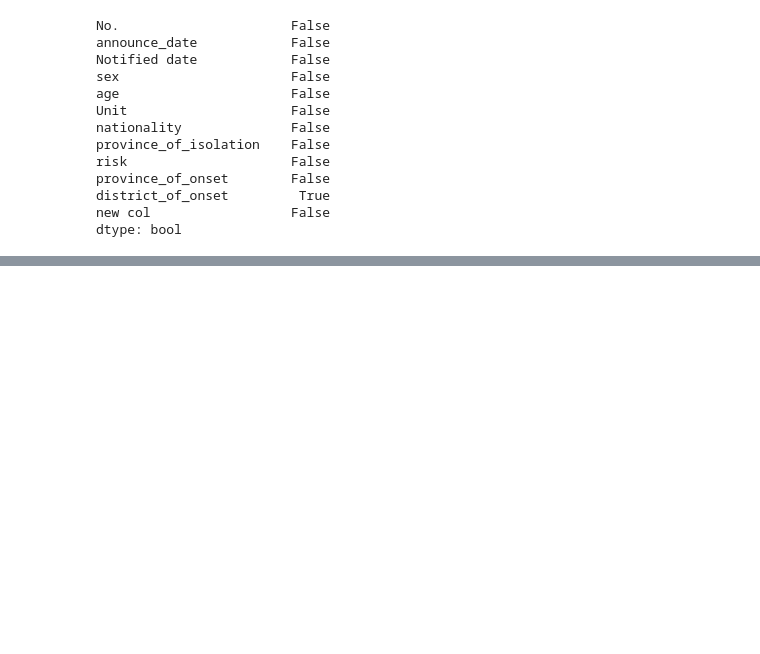
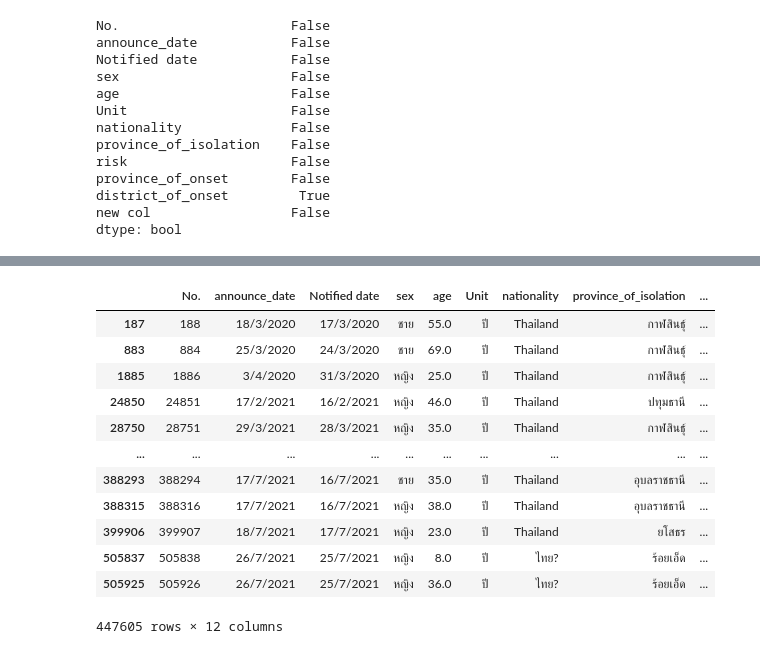
Before and after one commit to tohnperfect/DPDM2021, a Jupyter notebook: Data_Preprocessing_(Chapter_3).ipynb, the cells around one changed output, grey strips where cells are left out. Drawn from its saved outputs; the diff is of its cells as text; code cells hidden in the pictures; blank space fills up the shorter version.

```diff
--- a/Data_Preprocessing_(Chapter_3).ipynb
+++ b/Data_Preprocessing_(Chapter_3).ipynb
@@ -802,0 +852,3 @@ dtype: bool
+# %%
+X = list(set(data_cases['province_of_onset']))
+X
@@ -802,0 +873,2 @@ dtype: bool
+# %%
+dataCN = data_cases[data_cases['province_of_onset']==X[0]]
@@ -802,0 +879,8 @@ dtype: bool
+# %%
+prov_list = list()
+for e_province in list(set(data_cases['province_of_onset']))[1:]:
+    print(e_province)
+    dataCN = data_cases[data_cases['province_of_onset']==e_province]
+    dataCN[['risk']] = dataCN[['risk']].fillna(dataCN[['risk']].dropna().mode().iloc[0,0])
+    prov_list.append(dataCN) ##
+dataALL = pd.concat(prov_list)
@@ -802,0 +1035,16 @@ dtype: bool
+# %%
+dataALL
+# %% [output]
+|  | No. | announce_date | Notified date | sex | age | Unit | nationality | province_of_isolation | ... |
+| 187 | 188 | 18/3/2020 | 17/3/2020 | ชาย | 55.0 | ปี | Thailand | กาฬสินธุ์ | ... |
+| 883 | 884 | 25/3/2020 | 24/3/2020 | ชาย | 69.0 | ปี | Thailand | กาฬสินธุ์ | ... |
+| 1885 | 1886 | 3/4/2020 | 31/3/2020 | หญิง | 25.0 | ปี | Thailand | กาฬสินธุ์ | ... |
+| 24850 | 24851 | 17/2/2021 | 16/2/2021 | หญิง | 46.0 | ปี | Thailand | ปทุมธานี | ... |
+| 28750 | 28751 | 29/3/2021 | 28/3/2021 | หญิง | 35.0 | ปี | Thailand | กาฬสินธุ์ | ... |
+| ... | ... | ... | ... | ... | ... | ... | ... | ... | ... |
+| 388293 | 388294 | 17/7/2021 | 16/7/2021 | ชาย | 35.0 | ปี | Thailand | อุบลราชธานี | ... |
+| 388315 | 388316 | 17/7/2021 | 16/7/2021 | หญิง | 38.0 | ปี | Thailand | อุบลราชธานี | ... |
+| 399906 | 399907 | 18/7/2021 | 17/7/2021 | หญิง | 23.0 | ปี | Thailand | ยโสธร | ... |
+| 505837 | 505838 | 26/7/2021 | 25/7/2021 | หญิง | 8.0 | ปี | ไทย? | ร้อยเอ็ด | ... |
+| 505925 | 505926 | 26/7/2021 | 25/7/2021 | หญิง | 36.0 | ปี | ไทย? | ร้อยเอ็ด | ... |
+447605 rows × 12 columns
```
Also changed, not shown: parts of 18 cells of this notebook.
